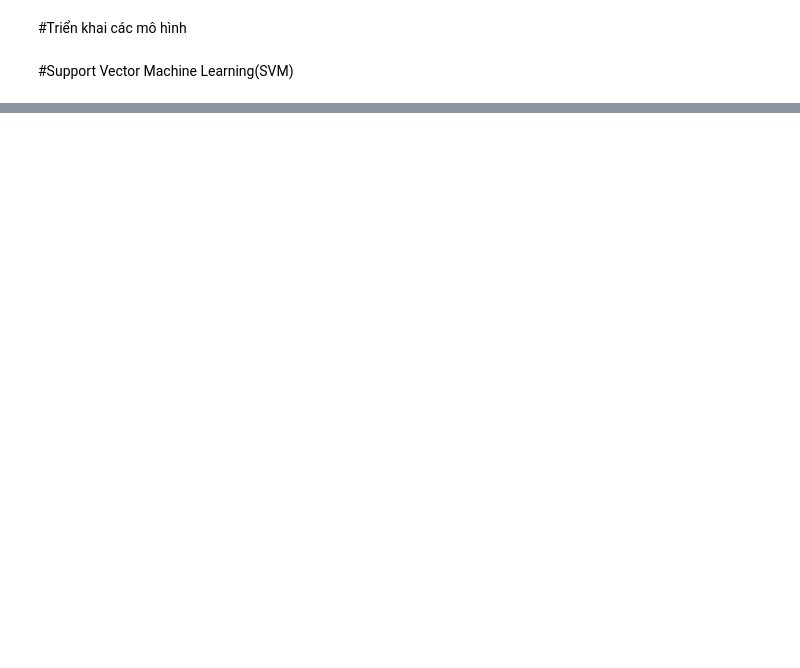
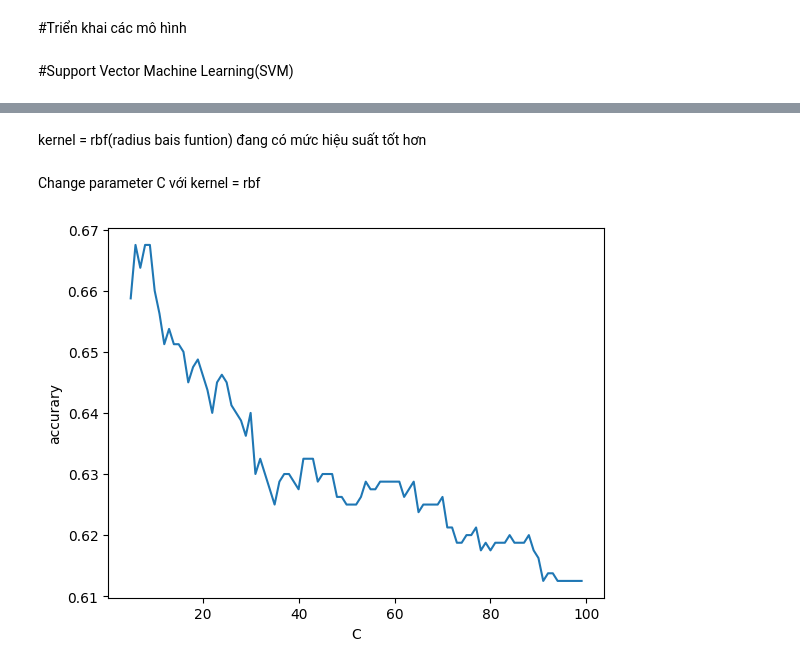
Before and after one commit to Nik211885/machine_learning_quatity_water, a Jupyter notebook: water_quatity.ipynb, the cells around one changed output, grey strips where cells are left out. Cells and saved outputs as stored; diff of their text form; code cells hidden in the pictures; blank space fills up the shorter version.

```diff
--- a/water_quatity.ipynb
+++ b/water_quatity.ipynb
@@ -61,0 +107,23 @@ X_test, y_test = scale_data(test)
+# %% [markdown]
+kernel = rbf(radius bais funtion) đang có mức hiệu suất tốt hơn
+# %% [markdown]
+Change parameter C với kernel = rbf
+# %%
+C = np.arange(5,100,1)
+acc_list = []
+for c in C:
+  svc_test = SVC(C=c)
+  svc_test.fit(X_train,y_train)
+  y_pred = svc_test.predict(X_test)
+  acc_test = accuracy_score(y_test,y_pred)
+  acc_list.append(acc_test)
+  if(acc_test > acc_score):
+      acc_score = acc_test
+      svc_model = svc_test
+plt.plot(C,np.array(acc_list))
+plt.xlabel('C')
+plt.ylabel('accurary')
+plt.legend
+plt.show()
+# %% [output]
+[figure, added]
```
Also changed, not shown: parts of 11 cells of this notebook.
